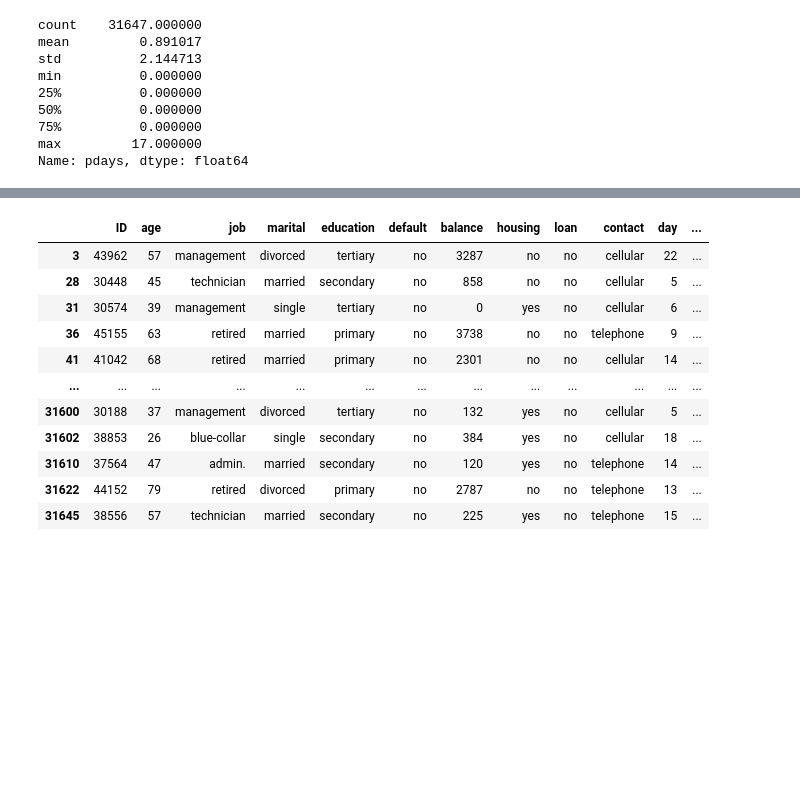
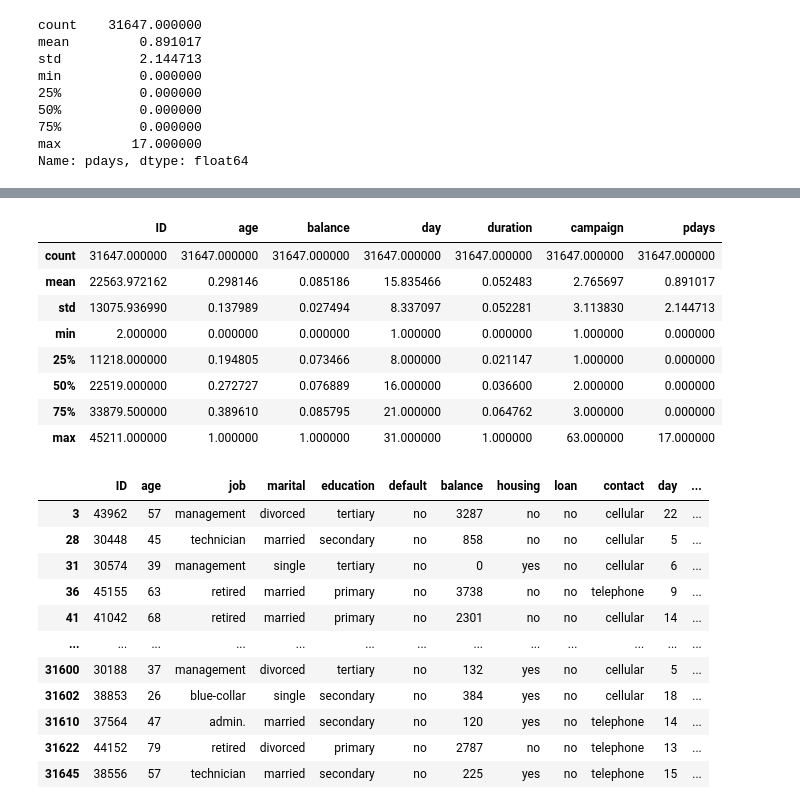
Before and after one commit to Shashwat-k/Final_Data_Science, a Jupyter notebook: Benchmark_solution.ipynb, the cells around one changed output, grey strips where cells are left out. Cells and saved outputs as stored; diff of their text form; code cells hidden in the pictures; blank space fills up the shorter version.

```diff
--- a/Benchmark_solution.ipynb
+++ b/Benchmark_solution.ipynb
@@ -182 +206,13 @@ upr = q3 + 1.5*iqr
+# %%
+train.describe()
+# %% [output]
+|  | ID | age | balance | day | duration | campaign | pdays |
+| count | 31647.000000 | 31647.000000 | 31647.000000 | 31647.000000 | 31647.000000 | 31647.000000 | 31647.000000 |
+| mean | 22563.972162 | 0.298146 | 0.085186 | 15.835466 | 0.052483 | 2.765697 | 0.891017 |
+| std | 13075.936990 | 0.137989 | 0.027494 | 8.337097 | 0.052281 | 3.113830 | 2.144713 |
+| min | 2.000000 | 0.000000 | 0.000000 | 1.000000 | 0.000000 | 1.000000 | 0.000000 |
+| 25% | 11218.000000 | 0.194805 | 0.073466 | 8.000000 | 0.021147 | 1.000000 | 0.000000 |
+| 50% | 22519.000000 | 0.272727 | 0.076889 | 16.000000 | 0.036600 | 2.000000 | 0.000000 |
+| 75% | 33879.500000 | 0.389610 | 0.085795 | 21.000000 | 0.064762 | 3.000000 | 0.000000 |
+| max | 45211.000000 | 1.000000 | 1.000000 | 31.000000 | 1.000000 | 63.000000 | 17.000000 |
 # %%
```
Also changed, not shown: parts of 10 cells of this notebook.
